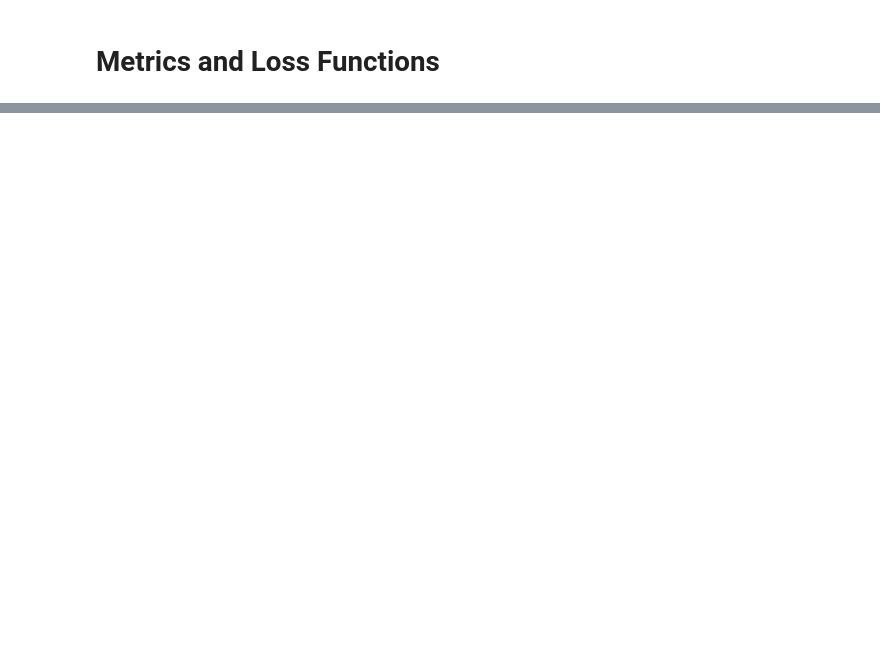
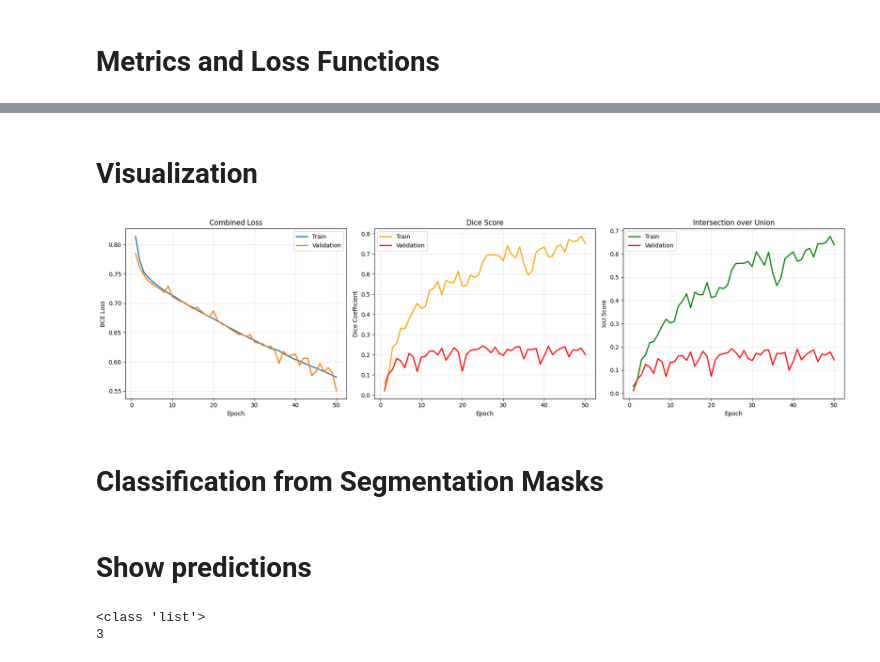
Before and after one commit to idax6797/DeepLearning-MiniProject, a Jupyter notebook: Notebooks/TransUnet.ipynb, the cells around one changed output, grey strips where cells are left out. Cells and saved outputs as stored; diff of their text form; code cells hidden in the pictures; blank space fills up the shorter version.

Commit message:
TransUnet final

```diff
--- a/Notebooks/TransUnet.ipynb
+++ b/Notebooks/TransUnet.ipynb
@@ -351,3 +267,6 @@ class TransUNet(nn.Module):
         x = self.final(x)
 
         return x
+
+    def count_parameters(self):
+        return sum(p.numel() for p in self.parameters() if p.requires_grad)
@@ -750,10 +334,0 @@ def visualize_predictions(model, data_loader, device, num_samples=5, save_path='
-# %%
-model = TransUNet(
-    img_size=256,
-    patch_size=16,
-    in_channels=1,
-    num_classes=1,
-    embed_dim=768,
-    num_heads=12,
-    num_layers=12,
-).to(device)
@@ -773,7 +334,0 @@ val_loader = DataLoader(val_dataset, batch_size=8, shuffle=False)
-# %%
-print("\n3. Starting training...")
-model, best_dice = train_model(
-    model, train_loader, val_loader,
-    num_epochs=20,
-    learning_rate=1e-4
-)
@@ -837,0 +746,44 @@ NameError: name 'model' is not defined
+# %% [markdown]
+# Visualization
+# %%
+def plot_training_curves(history):
+    """Plot training and validation curves"""
+    epochs = range(1, len(history['train_loss']) + 1)
+
+    fig, axes = plt.subplots(1, 3, figsize=(18, 5))
+
+    # BCE Loss
+    axes[0].plot(epochs, history['train_loss'], label='Train', linewidth=2)
+    axes[0].plot(epochs, history['val_loss'], label='Validation', linewidth=2)
+    axes[0].set_xlabel('Epoch')
+    axes[0].set_ylabel('BCE Loss')
+    axes[0].set_title('Combined Loss')
+    axes[0].legend()
+    axes[0].grid(True, alpha=0.3)
+
+    # Dice Score
+    axes[1].plot(epochs, history['train_dice'], label='Train', linewidth=2, color='orange')
+    axes[1].plot(epochs, history['val_dice'], label='Validation', linewidth=2, color='red')
+    axes[1].set_xlabel('Epoch')
+    axes[1].set_ylabel('Dice Coefficient')
+    axes[1].set_title('Dice Score')
+    axes[1].legend()
+    axes[1].grid(True, alpha=0.3)
+
+    # IoU Score
+    axes[2].plot(epochs, history['train_iou'], label='Train', linewidth=2, color='green')
+    axes[2].plot(epochs, history['val_iou'], label='Validation', linewidth=2, color='red')
+    axes[2].set_xlabel('Epoch')
+    axes[2].set_ylabel('IoU Score')
+    axes[2].set_title('Intersection over Union')
+    axes[2].legend()
+    axes[2].grid(True, alpha=0.3)
+
+    plt.tight_layout()
+    plt.show()
+
+plot_training_curves(history)
+# %% [output]
+[figure, added]
+# %% [markdown]
+# Classification from Segmentation Masks
@@ -837,0 +1003,10 @@ NameError: name 'model' is not defined
+# %% [markdown]
+# Show predictions
+# %%
+#Inspect what the loader yields
+batch = next(iter(train_loader))
+print(type(batch))
+print(len(batch))
+# %% [output]
+<class 'list'>
+3
```
Also changed, not shown: parts of 44 cells of this notebook.
